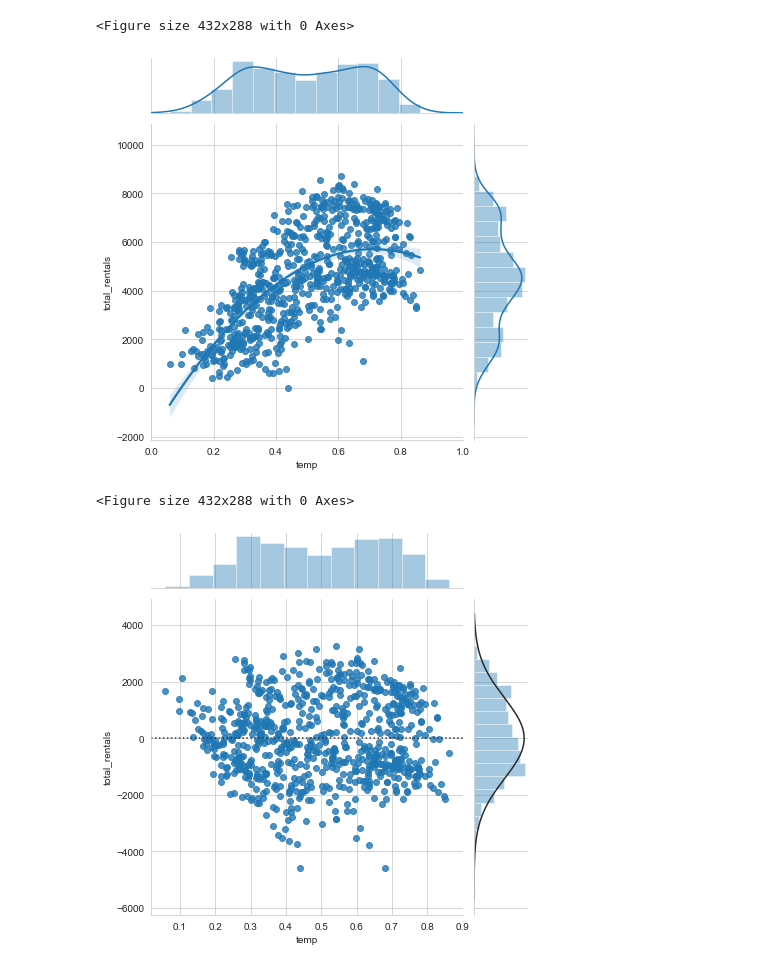
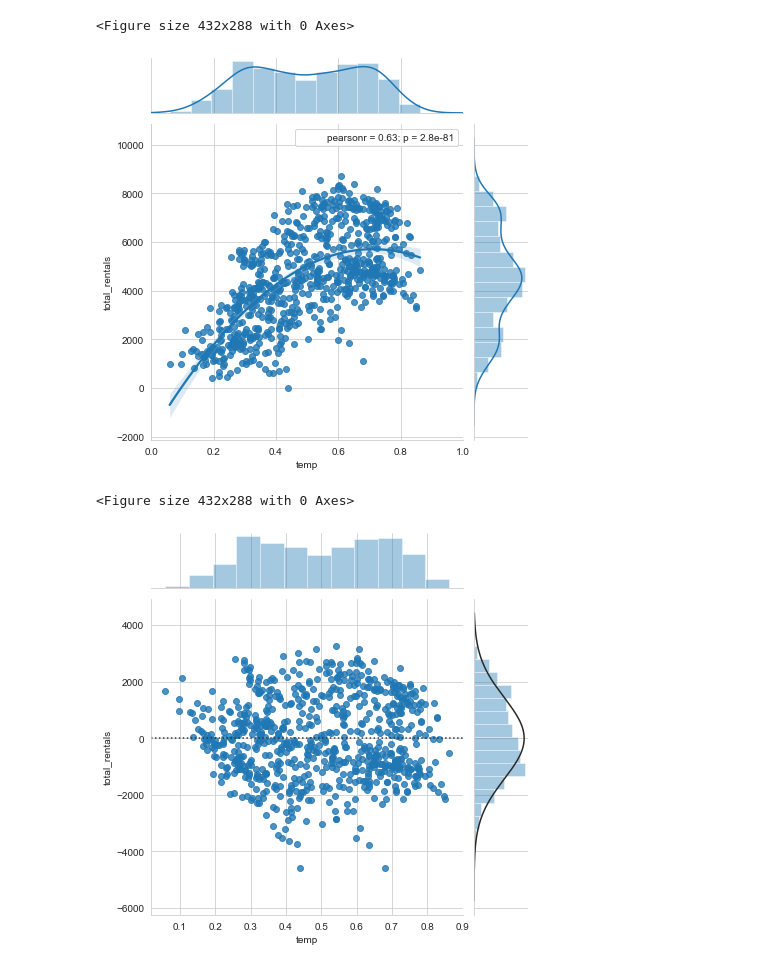
Before and after one commit to jacob5412/cs-notes, a Jupyter notebook: Machine_Learning/Python-DM_V/Seaborn/7-Intermediate_Seaborn-4.ipynb, the cells around one changed output. Cells and saved outputs as stored; diff of their text form; code cells hidden in the pictures.

```diff
--- a/Machine_Learning/Python-DM_V/Seaborn/7-Intermediate_Seaborn-4.ipynb
+++ b/Machine_Learning/Python-DM_V/Seaborn/7-Intermediate_Seaborn-4.ipynb
@@ -258,16 +259,16 @@ plt.clf()
 # %%
 # Plot temp vs. total_rentals as a regression plot
 sns.jointplot(x="temp",
               y="total_rentals",
               kind='reg',
               data=df,
               order=2,
-              xlim=(0, 1))
+              xlim=(0, 1)).annotate(stats.pearsonr)
 
 plt.show()
 plt.clf()
 # %% [output]
-[figure, old version]
+[figure, new version]
 <Figure size 432x288 with 0 Axes>
 # %%
 # Plot a jointplot showing the residuals
```
Also changed, not shown: parts of 8 cells of this notebook.
